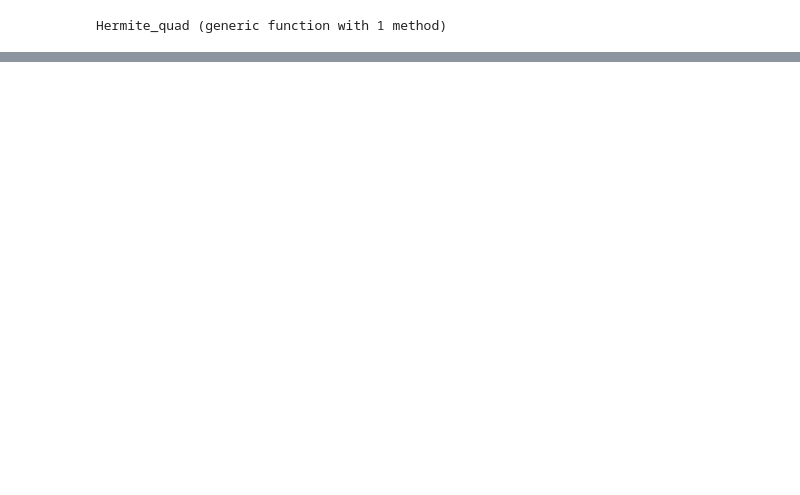
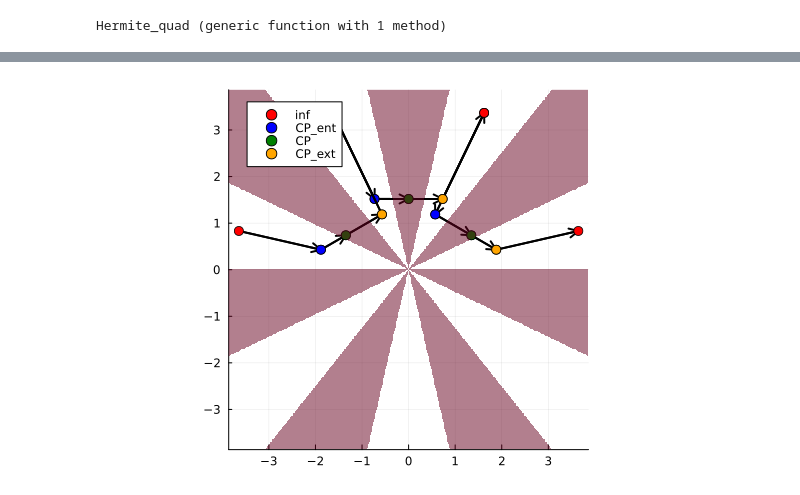
Before and after one commit to WietseVaes/NUTM-timestep, a Jupyter notebook: Code/spf complex x.ipynb, the cells around one changed output, grey strips where cells are left out. Cells and saved outputs as stored; diff of their text form; code cells hidden in the pictures; blank space fills up the shorter version.

```diff
--- a/Code/spf complex x.ipynb
+++ b/Code/spf complex x.ipynb
@@ -34,0 +530,9 @@ Over $\Omega_-$, we will go through the critical points of $ikx-ω(kt^{-1/n})t$,
+# %%
+w = -[-2,-9,5,-1,-4,1im]
+x = 100
+t = 0.00000001;
+inp = Input_sf(w,x,t)
+DD = FullPath(inp)
+pl = DomainPlot(DD)|>display
+# %% [output]
+[figure, added]
```
Also changed, not shown: parts of 11 cells of this notebook.
